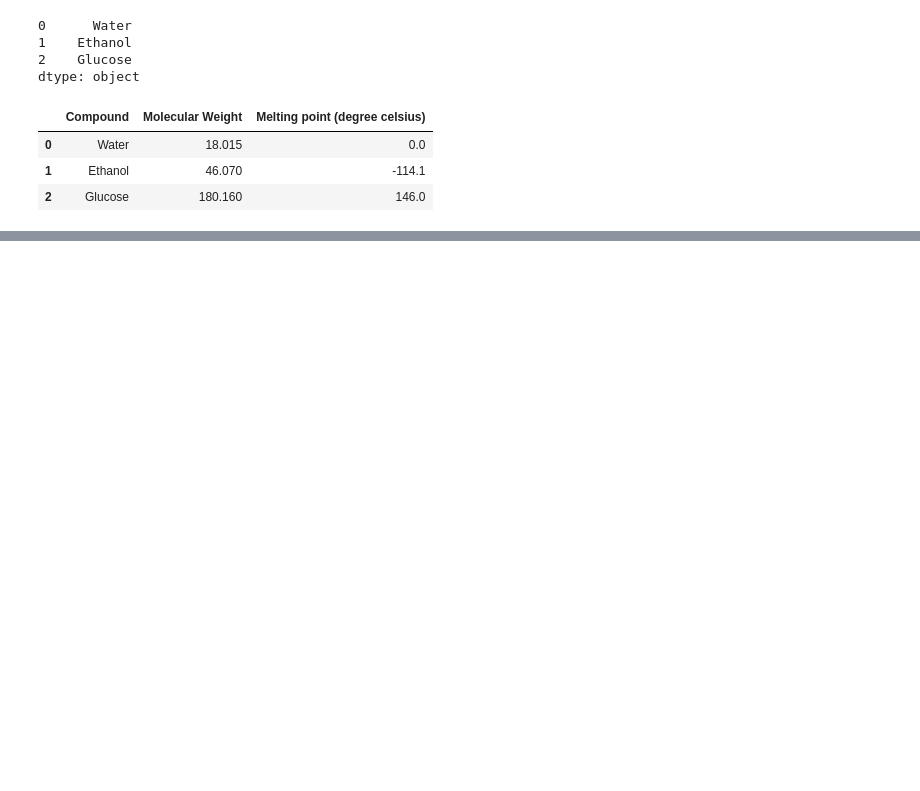
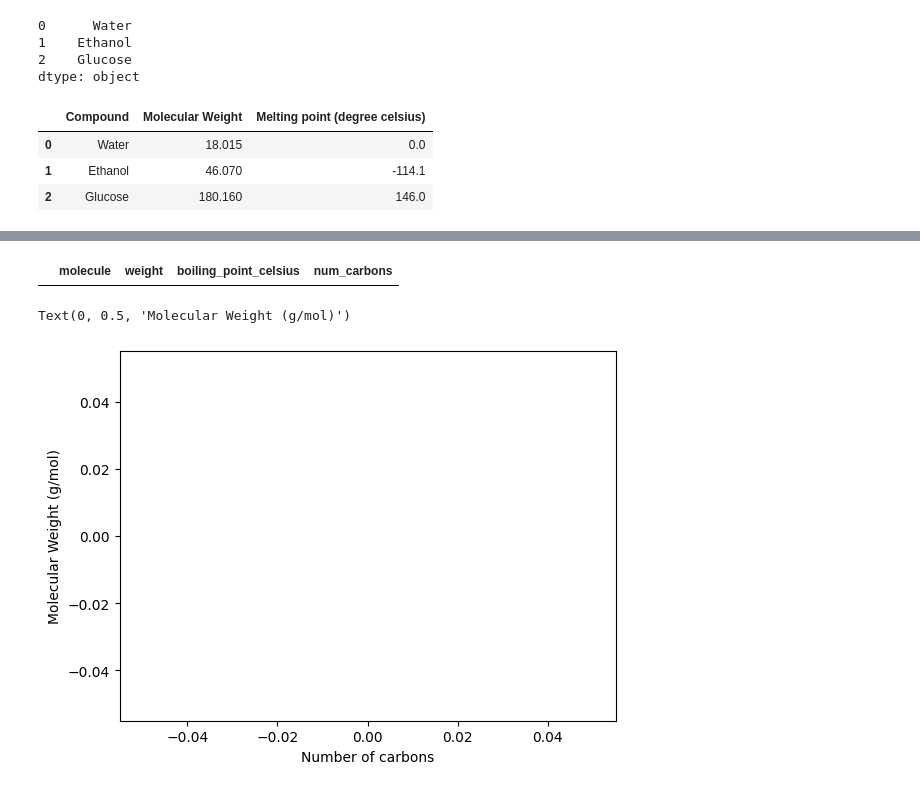
Before and after one commit to Arthurhmy/ppchem, a Jupyter notebook: Exercices/Jupyter/Série4.ipynb, the cells around one changed output, grey strips where cells are left out. Drawn from its saved outputs; the diff is of its cells as text; code cells hidden in the pictures; blank space fills up the shorter version.

```diff
--- a/Exercices/Jupyter/Série4.ipynb
+++ b/Exercices/Jupyter/Série4.ipynb
@@ -27,0 +269,38 @@ df.head()
+# %%
+# Load the data from before
+file_path = "molecular_data.txt"
+df = pd.read_csv(file_path, names=["molecule", "weight", "boiling_point_celsius"], skiprows=1)
+df
+
+# Create a sub-dataframe for the linear hydrocarbons. First, let's create a dictionary
+# to map the names to the number of carbons.
+hydrocarbons = {
+    "Methane": 1,
+    "Ethane": 2,
+    "Propane": 3,
+    "Butane": 4,
+    "Pentane": 5,
+    "Hexane": 6,
+    "Heptane": 7,
+    "Octane": 8,
+    "Nonane": 9,
+    "Decane": 10,
+
+}
+hcarbons_df = df[df["molecule"].isin(hydrocarbons.keys())]
+
+# Add this as a column in the dataframe
+hcarbons_df["num_carbons"] = [hydrocarbons[name] for name in hcarbons_df["molecule"]]
+display(hcarbons_df)
+
+# Plot the molecular weight against the number of carbons
+fig, ax = plt.subplots()
+ax.scatter(hcarbons_df["num_carbons"], hcarbons_df["weight"])
+
+# Add axes titles and labels
+ax.set_xlabel("Number of carbons")
+ax.set_ylabel("Molecular Weight (g/mol)")
+# %% [output]
+|  | molecule | weight | boiling_point_celsius | num_carbons |
+Text(0, 0.5, 'Molecular Weight (g/mol)')
+[figure, added]
```
Also changed, not shown: parts of 20 cells of this notebook, 2 other files.
